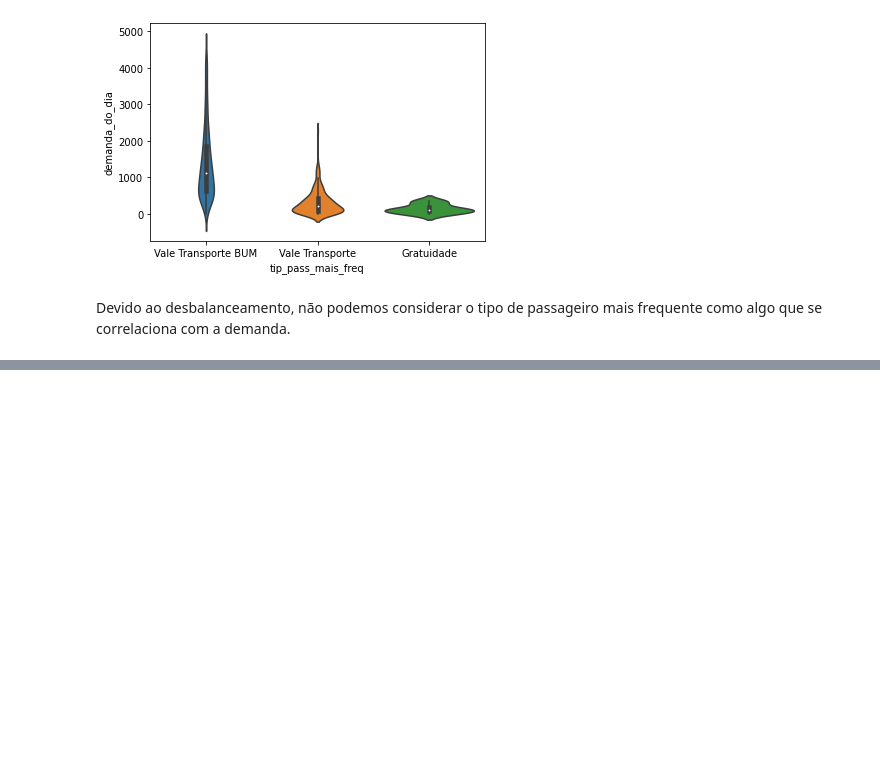
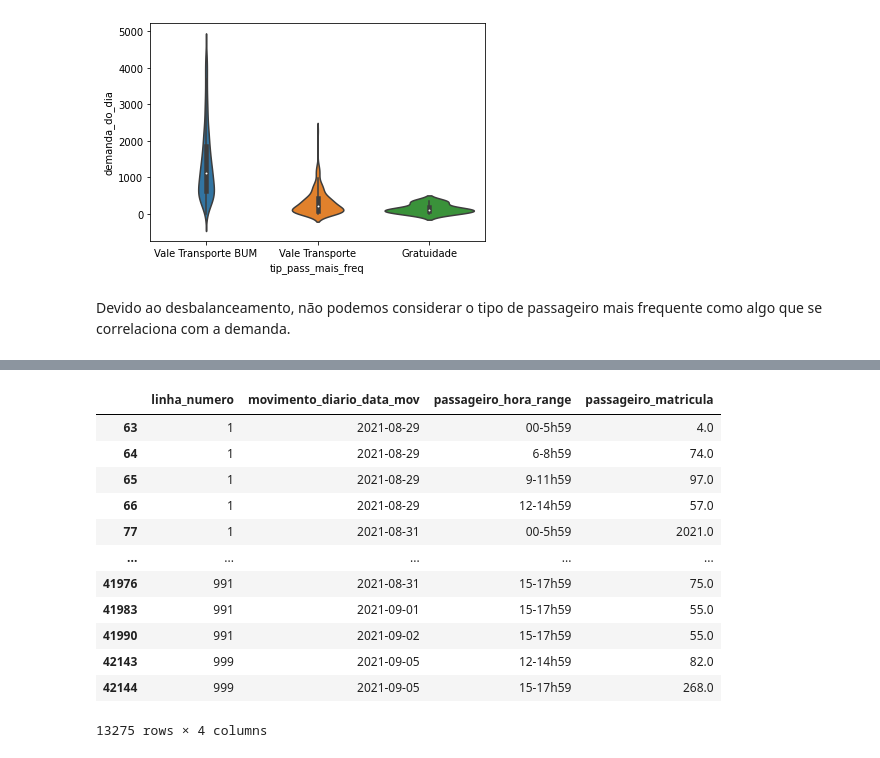
Before and after one commit to iuryrosal/analysis_transport_fortaleza, a Jupyter notebook: notebooks/analise_exploratoria/analise_exploratoria.ipynb, the cells around one changed output, grey strips where cells are left out. Drawn from its saved outputs; the diff is of its cells as text; code cells hidden in the pictures; blank space fills up the shorter version.

```diff
--- a/notebooks/analise_exploratoria/analise_exploratoria.ipynb
+++ b/notebooks/analise_exploratoria/analise_exploratoria.ipynb
@@ -133,0 +228,16 @@ Devido ao desbalanceamento, não podemos considerar o tipo de passageiro mais fr
+# %%
+v_hora_range
+# %% [output]
+|  | linha_numero | movimento_diario_data_mov | passageiro_hora_range | passageiro_matricula |
+| 63 | 1 | 2021-08-29 | 00-5h59 | 4.0 |
+| 64 | 1 | 2021-08-29 | 6-8h59 | 74.0 |
+| 65 | 1 | 2021-08-29 | 9-11h59 | 97.0 |
+| 66 | 1 | 2021-08-29 | 12-14h59 | 57.0 |
+| 77 | 1 | 2021-08-31 | 00-5h59 | 2021.0 |
+| ... | ... | ... | ... | ... |
+| 41976 | 991 | 2021-08-31 | 15-17h59 | 75.0 |
+| 41983 | 991 | 2021-09-01 | 15-17h59 | 55.0 |
+| 41990 | 991 | 2021-09-02 | 15-17h59 | 55.0 |
+| 42143 | 999 | 2021-09-05 | 12-14h59 | 82.0 |
+| 42144 | 999 | 2021-09-05 | 15-17h59 | 268.0 |
+13275 rows × 4 columns
```
Also changed, not shown: parts of 20 cells of this notebook.
